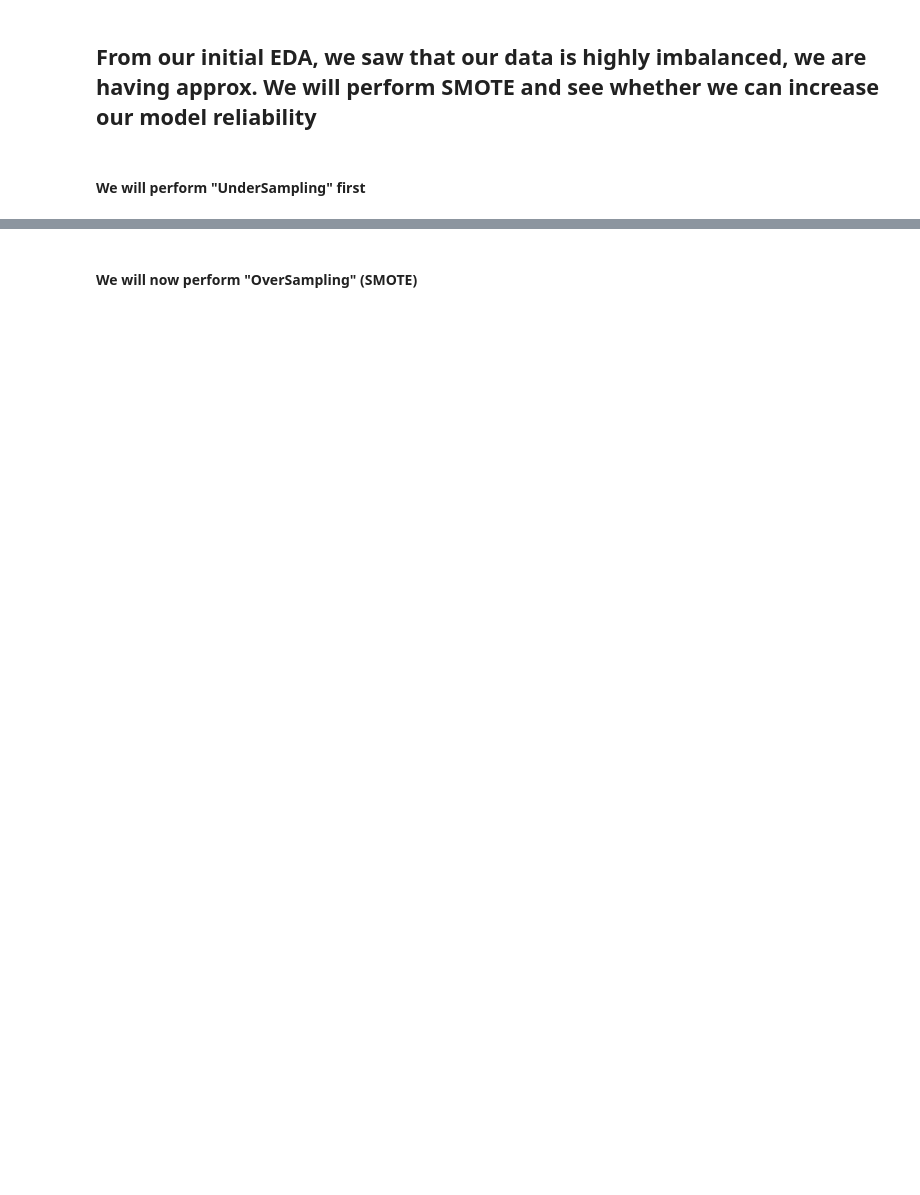
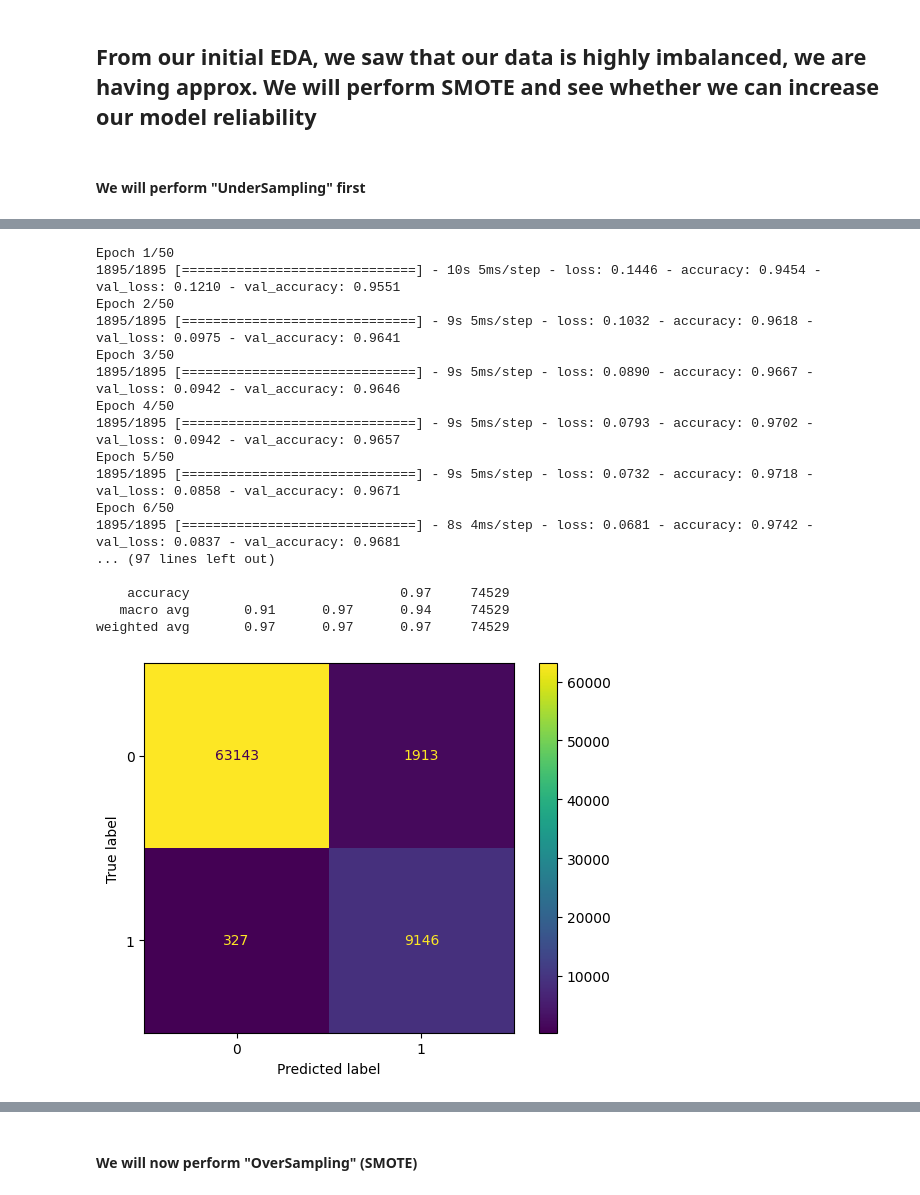
Before and after one commit to nagurao/sharing, a Jupyter notebook: FinalProject-Group4.ipynb, the cells around one changed output, grey strips where cells are left out. Cells and saved outputs as stored; diff of their text form; code cells hidden in the pictures; blank space fills up the shorter version.

```diff
--- a/FinalProject-Group4.ipynb
+++ b/FinalProject-Group4.ipynb
@@ -1864,38 +1916,70 @@ def baseline_model():
     model.compile(loss='binary_crossentropy', optimizer='adam', metrics=['accuracy'])
     return model
 baseline_model_undersampled = baseline_model()
-baseline_model_undersampled_history = baseline_model_undersampled.fit(X_train_undersampled, y_train_undersampled, epochs=20, batch_size=32, verbose=1, validation_split=0.2)
+baseline_model_undersampled_history = baseline_model_undersampled.fit(X_train_undersampled, y_train_undersampled, epochs=50, batch_size=32, verbose=1, validation_split=0.2)
 baseline_pred_undersampled = baseline_model_undersampled.predict(X_test)
 baseline_pred_undersampled = (baseline_pred_undersampled > 0.5).astype(int)
 baseline_scores = baseline_model_undersampled.evaluate(X_test, y_test, verbose=1)
 print(f"Baseline Accuracy: {baseline_scores[1]*100:.2f}%")
 conf_mat = confusion_matrix(y_test, baseline_pred_undersampled )
 cm_display = ConfusionMatrixDisplay(conf_mat).plot()
 print(confusion_matrix(y_test, baseline_pred_undersampled))
 print(classification_report(y_test,baseline_pred_undersampled))
 
 fpr, tpr, thresholds = roc_curve(y_test, baseline_pred_undersampled)
 
 # Calculate the area under the ROC curve (AUC-ROC)
 roc_auc = roc_auc_score(y_test, baseline_pred_undersampled)
 
 # Plot the ROC curve
 plt.figure(figsize=(8, 6))
 plt.plot(fpr, tpr, label='ROC Curve (AUC = {:.2f})'.format(roc_auc))
 plt.plot([0, 1], [0, 1], 'k--')  # Diagonal reference line (random classifier)
 plt.xlim([0.0, 1.0])
 plt.ylim([0.0, 1.05])
 plt.xlabel('False Positive Rate (FPR)')
 plt.ylabel('True Positive Rate (TPR) or Recall')
-plt.title('Receiver Operating Characteristic (ROC) Curve')
+plt.title('Receiver Operating Characteristic (ROC) Curve - Under Sampled Model')
 plt.legend(loc='lower right')
 plt.grid(True)
 plt.show()
 
 plt.plot(baseline_model_undersampled_history.history['loss'])
 plt.plot(baseline_model_undersampled_history.history['val_loss'])
 plt.title('Model Loss')
 plt.ylabel('Loss')
 plt.xlabel('Epoch')
 plt.legend(['train', 'val'], loc='upper right')
 plt.show()
+
+trained_model_file = 'undersamp_nn_model.pkl'
+# Check if the pickle file exists and delete it
+if os.path.exists(trained_model_file):
+    os.remove(trained_model_file)
+with open(trained_model_file, 'wb') as file:
+    pickle.dump(baseline_model_undersampled, file)
+
+trained_model_file_keras = 'undersamp_nn_model.keras'
+# Saving with .keras extension
+if os.path.exists(trained_model_file):
+    os.remove(trained_model_file)
+baseline_model_undersampled.save(trained_model_file_keras)
+# %% [output]
+Epoch 1/50
+1895/1895 [==============================] - 10s 5ms/step - loss: 0.1446 - accuracy: 0.9454 - val_loss: 0.1210 - val_accuracy: 0.9551
+Epoch 2/50
+1895/1895 [==============================] - 9s 5ms/step - loss: 0.1032 - accuracy: 0.9618 - val_loss: 0.0975 - val_accuracy: 0.9641
+Epoch 3/50
+1895/1895 [==============================] - 9s 5ms/step - loss: 0.0890 - accuracy: 0.9667 - val_loss: 0.0942 - val_accuracy: 0.9646
+Epoch 4/50
+1895/1895 [==============================] - 9s 5ms/step - loss: 0.0793 - accuracy: 0.9702 - val_loss: 0.0942 - val_accuracy: 0.9657
+Epoch 5/50
+1895/1895 [==============================] - 9s 5ms/step - loss: 0.0732 - accuracy: 0.9718 - val_loss: 0.0858 - val_accuracy: 0.9671
+Epoch 6/50
+1895/1895 [==============================] - 8s 4ms/step - loss: 0.0681 - accuracy: 0.9742 - val_loss: 0.0837 - val_accuracy: 0.9681
+... (97 lines left out)
+
+    accuracy                           0.97     74529
+   macro avg       0.91      0.97      0.94     74529
+weighted avg       0.97      0.97      0.97     74529
+[figure, added]
```
Also changed, not shown: parts of 15 cells of this notebook, 4 other files.
